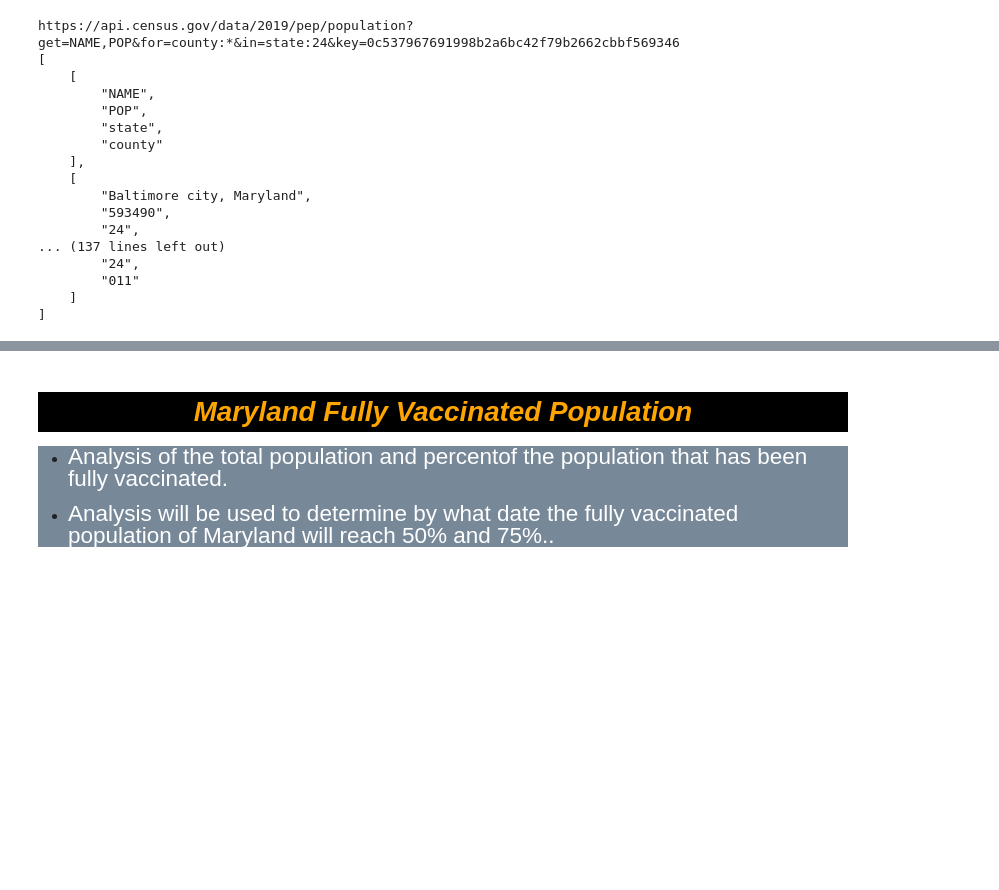
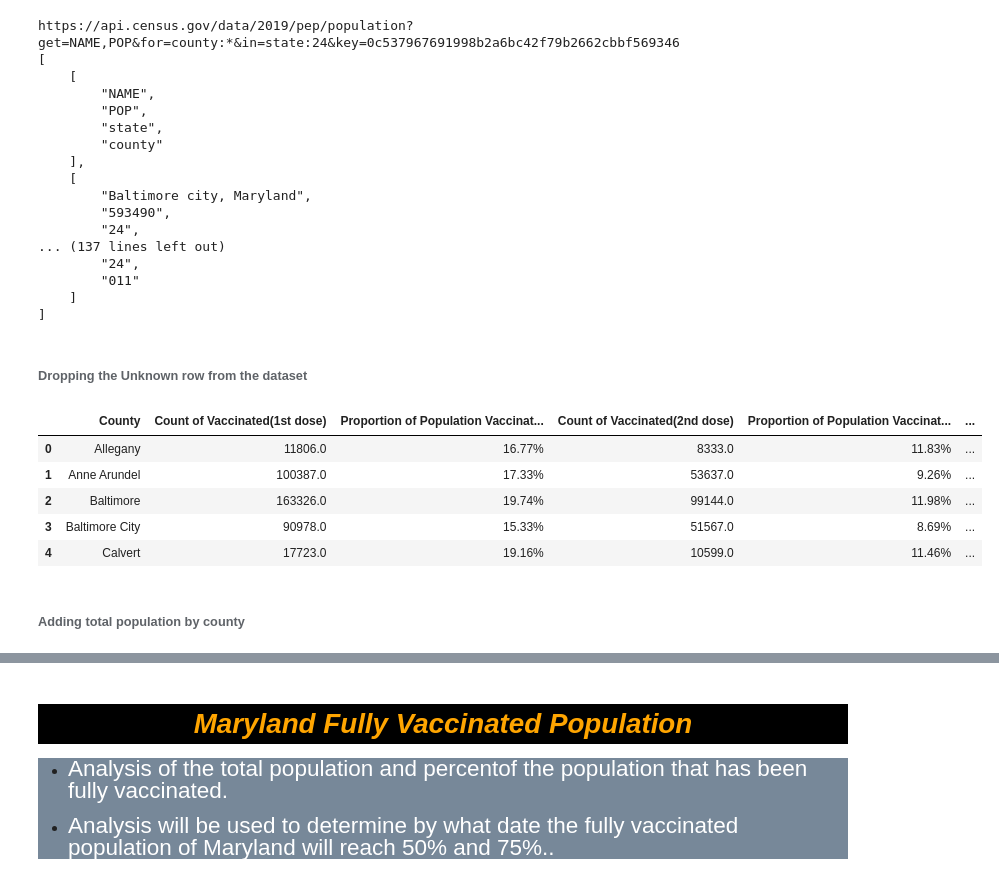
Before and after one commit to ccgrace/maryland_vaccination, a Jupyter notebook: Covid19-Vaccination-Analysis/Vaccionation_in_Maryland_starter.ipynb, the cells around one changed output, grey strips where cells are left out. Saved outputs shown, nothing was run; the diff lists cells and outputs as text; code cells hidden in the pictures; blank space fills up the shorter version.

```diff
--- a/Covid19-Vaccination-Analysis/Vaccionation_in_Maryland_starter.ipynb
+++ b/Covid19-Vaccination-Analysis/Vaccionation_in_Maryland_starter.ipynb
@@ -407,3 +409,18 @@ https://api.census.gov/data/2019/pep/population?get=NAME,POP&for=county:*&in=sta
         "011"
     ]
 ]
+# %% [markdown]
+###### Dropping the Unknown row from the dataset
+# %%
+# Creating a new Data Frame where the uknown row will be ignored
+vaccination_by_counties = vaccination_by_county[vaccination_by_county['County'] != "Unknown"]
+vaccination_by_counties.head()
+# %% [output]
+|  | County | Count of Vaccinated(1st dose) | Proportion of Population Vaccinat... | Count of Vaccinated(2nd dose) | Proportion of Population Vaccinat... | ... |
+| 0 | Allegany | 11806.0 | 16.77% | 8333.0 | 11.83% | ... |
+| 1 | Anne Arundel | 100387.0 | 17.33% | 53637.0 | 9.26% | ... |
+| 2 | Baltimore | 163326.0 | 19.74% | 99144.0 | 11.98% | ... |
+| 3 | Baltimore City | 90978.0 | 15.33% | 51567.0 | 8.69% | ... |
+| 4 | Calvert | 17723.0 | 19.16% | 10599.0 | 11.46% | ... |
+# %% [markdown]
+###### Adding total population by county
```
Also changed, not shown: parts of 5 cells of this notebook.
